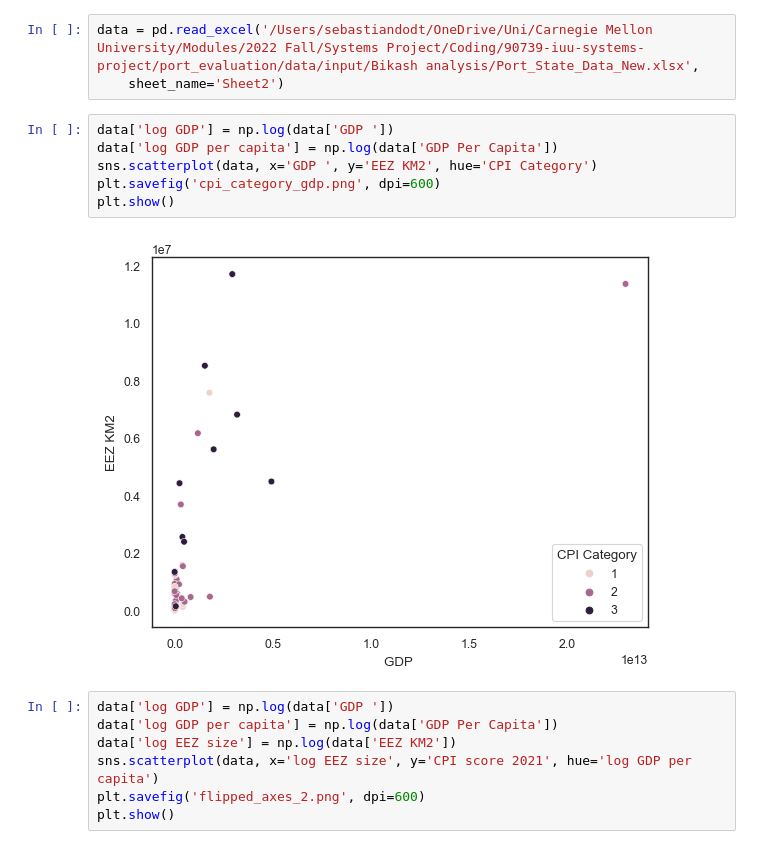
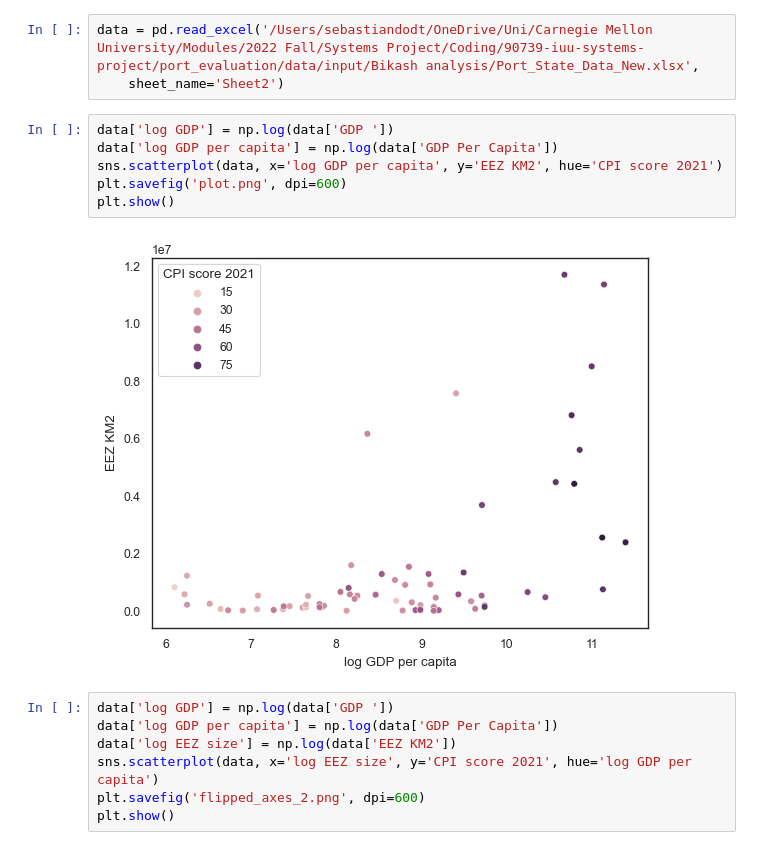
Before and after one commit to sebdodt/90739-iuu-systems-project, a Jupyter notebook: port_evaluation/eda/personal_explorations/for_bikash.ipynb, the cells around one changed output. Drawn from its saved outputs; the diff is of its cells as text.

Commit message:
sent plot to bikash

```diff
--- a/port_evaluation/eda/personal_explorations/for_bikash.ipynb
+++ b/port_evaluation/eda/personal_explorations/for_bikash.ipynb
@@ -13,11 +13,11 @@ data = pd.read_excel('/Users/sebastiandodt/OneDrive/Uni/Carnegie Mellon Universi
 # %%
 data['log GDP'] = np.log(data['GDP '])
 data['log GDP per capita'] = np.log(data['GDP Per Capita'])
-sns.scatterplot(data, x='GDP ', y='EEZ KM2', hue='CPI Category')
-plt.savefig('cpi_category_gdp.png', dpi=600)
+sns.scatterplot(data, x='log GDP per capita', y='EEZ KM2', hue='CPI score 2021')
+plt.savefig('plot.png', dpi=600)
 plt.show()
 # %% [output]
-[figure, old version]
+[figure, new version]
 # %%
 data['log GDP'] = np.log(data['GDP '])
 data['log GDP per capita'] = np.log(data['GDP Per Capita'])
```
Also changed, not shown: 1 other file.
